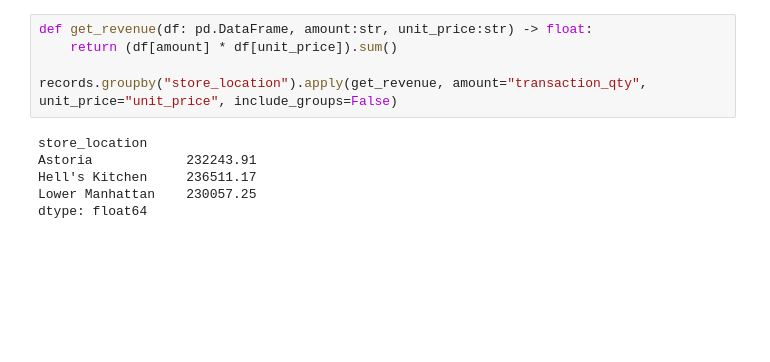
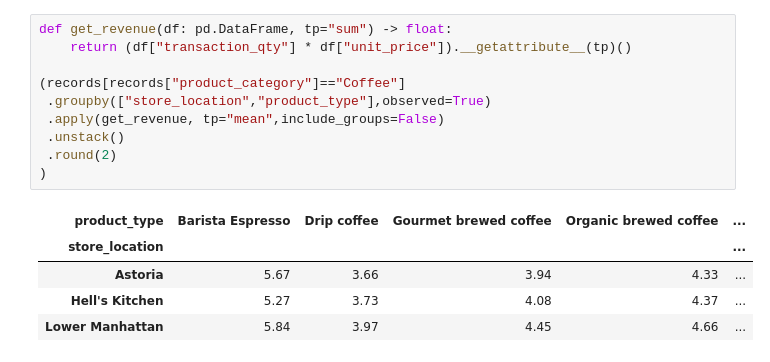
Before and after one commit to Michael-Kornilich/coffee_shop_analysis, a Jupyter notebook: script.ipynb, the cells around one changed output. Saved outputs shown, nothing was run; the diff lists cells and outputs as text; blank space fills up the shorter version.

```diff
--- a/script.ipynb
+++ b/script.ipynb
@@ -41,11 +52,16 @@ Name: count, dtype: int64
 # %%
-def get_revenue(df: pd.DataFrame, amount:str, unit_price:str) -> float:
-    return (df[amount] * df[unit_price]).sum()
+def get_revenue(df: pd.DataFrame, tp="sum") -> float:
+    return (df["transaction_qty"] * df["unit_price"]).__getattribute__(tp)()
 
-records.groupby("store_location").apply(get_revenue, amount="transaction_qty", unit_price="unit_price", include_groups=False)
+(records[records["product_category"]=="Coffee"]
+ .groupby(["store_location","product_type"],observed=True)
+ .apply(get_revenue, tp="mean",include_groups=False)
+ .unstack()
+ .round(2)
+)
 # %% [output]
-store_location
-Astoria            232243.91
-Hell's Kitchen     236511.17
-Lower Manhattan    230057.25
-dtype: float64
+| product_type | Barista Espresso | Drip coffee | Gourmet brewed coffee | Organic brewed coffee | ... |
+| store_location |  |  |  |  | ... |
+| Astoria | 5.67 | 3.66 | 3.94 | 4.33 | ... |
+| Hell's Kitchen | 5.27 | 3.73 | 4.08 | 4.37 | ... |
+| Lower Manhattan | 5.84 | 3.97 | 4.45 | 4.66 | ... |
```
Also changed, not shown: parts of 7 cells of this notebook.
